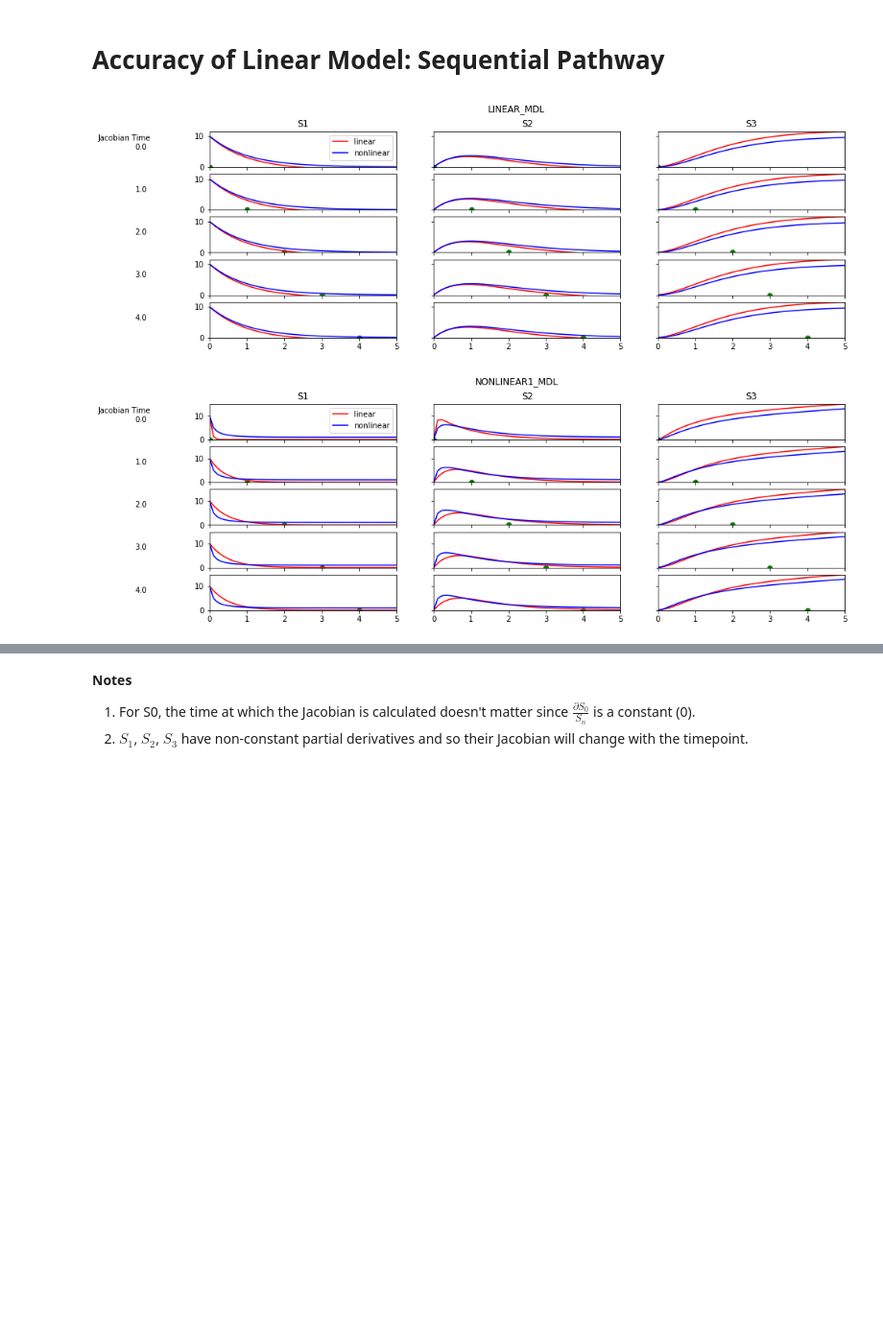
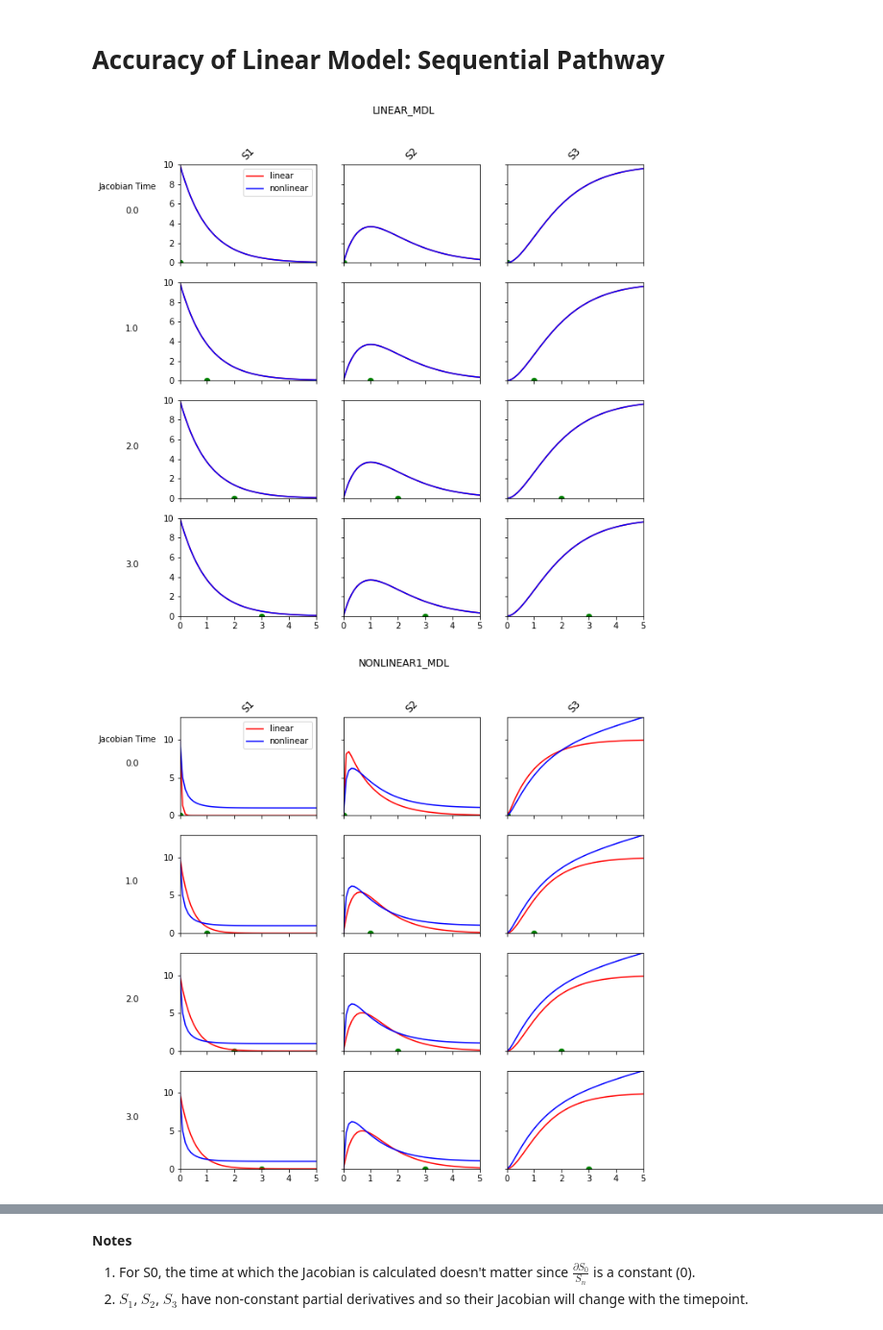
Before and after one commit to ModelEngineering/controlSBML, a Jupyter notebook: notebooks/Linear-Approximations.ipynb, the cells around one changed output, grey strips where cells are left out. Shown at 96% size. Cells and saved outputs as stored; diff of their text form; code cells hidden in the pictures; blank space fills up the shorter version.

```diff
--- a/notebooks/Linear-Approximations.ipynb
+++ b/notebooks/Linear-Approximations.ipynb
@@ -164,8 +118,8 @@ OK!
 # %%
 timepoints = range(5)
 for name in MODELS:
-    mdl = eval(name)
-    plotAccuracy(mdl, timepoints, suptitle=name, is_plot=True)
+    ctlsb = ctl.ControlSBML(eval(name))
+    ctlsb.plotAccuracy(timepoints=[0, 1, 2,3], suptitle=name, is_plot=True, step_val=0)
 # %% [output]
-[figure, old version]
+[figure, new version]
-[figure, old version]
+[figure, new version]
```
Also changed, not shown: parts of 5 cells of this notebook, 8 other files.
